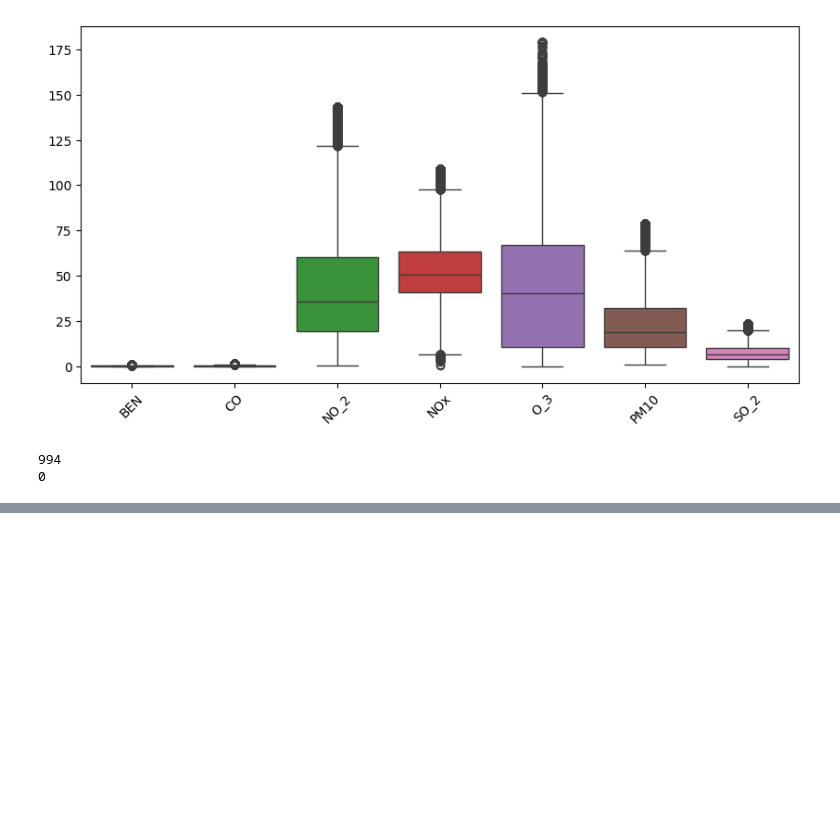
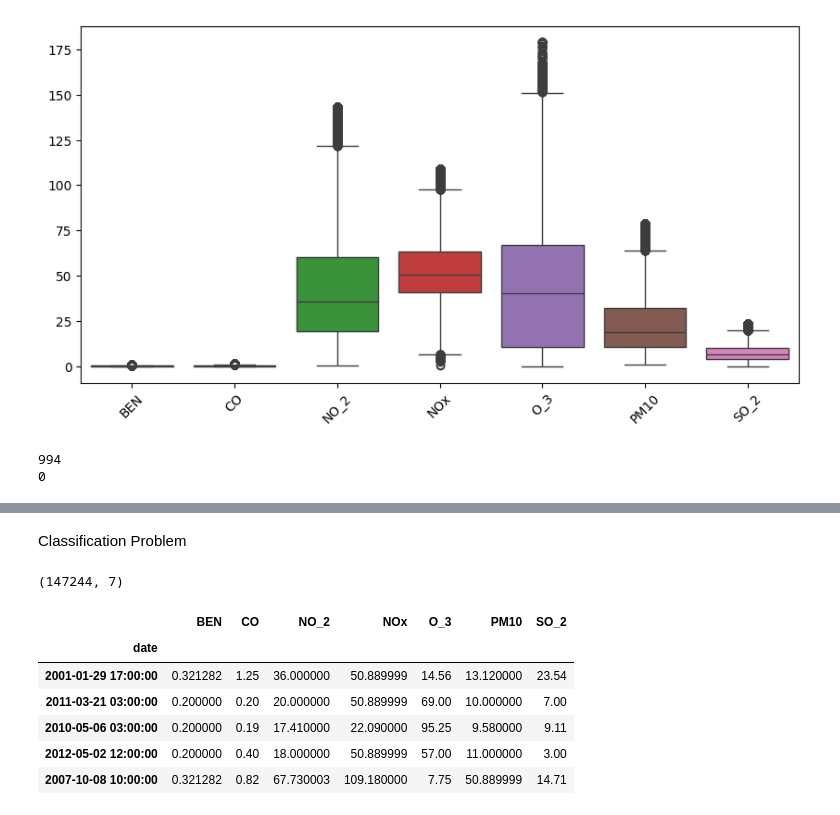
Before and after one commit to SutikshanUpman/ML-Basics-Project, a Jupyter notebook: notebooks/02_EDA.ipynb, the cells around one changed output, grey strips where cells are left out. Drawn from its saved outputs; the diff is of its cells as text; code cells hidden in the pictures; blank space fills up the shorter version.

```diff
--- a/notebooks/02_EDA.ipynb
+++ b/notebooks/02_EDA.ipynb
@@ -493,0 +464,2 @@ Xg:  0.33603817893805144
+# %% [markdown]
+Classification Problem
@@ -493,0 +468,13 @@ Xg:  0.33603817893805144
+# %%
+df=df_master
+print(df.shape)
+df.sample(5)
+# %% [output]
+(147244, 7)
+|  | BEN | CO | NO_2 | NOx | O_3 | PM10 | SO_2 |
+| date |  |  |  |  |  |  |  |
+| 2001-01-29 17:00:00 | 0.321282 | 1.25 | 36.000000 | 50.889999 | 14.56 | 13.120000 | 23.54 |
+| 2011-03-21 03:00:00 | 0.200000 | 0.20 | 20.000000 | 50.889999 | 69.00 | 10.000000 | 7.00 |
+| 2010-05-06 03:00:00 | 0.200000 | 0.19 | 17.410000 | 22.090000 | 95.25 | 9.580000 | 9.11 |
+| 2012-05-02 12:00:00 | 0.200000 | 0.40 | 18.000000 | 50.889999 | 57.00 | 11.000000 | 3.00 |
+| 2007-10-08 10:00:00 | 0.321282 | 0.82 | 67.730003 | 109.180000 | 7.75 | 50.889999 | 14.71 |
```
Also changed, not shown: parts of 32 cells of this notebook.
